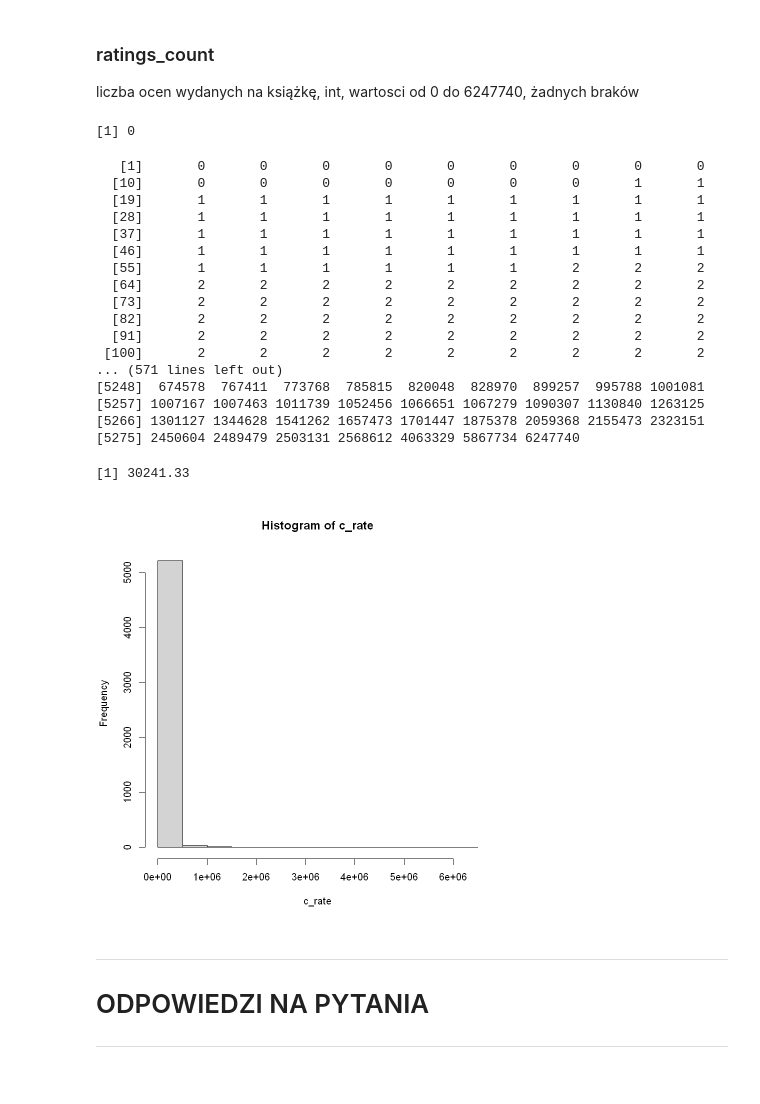
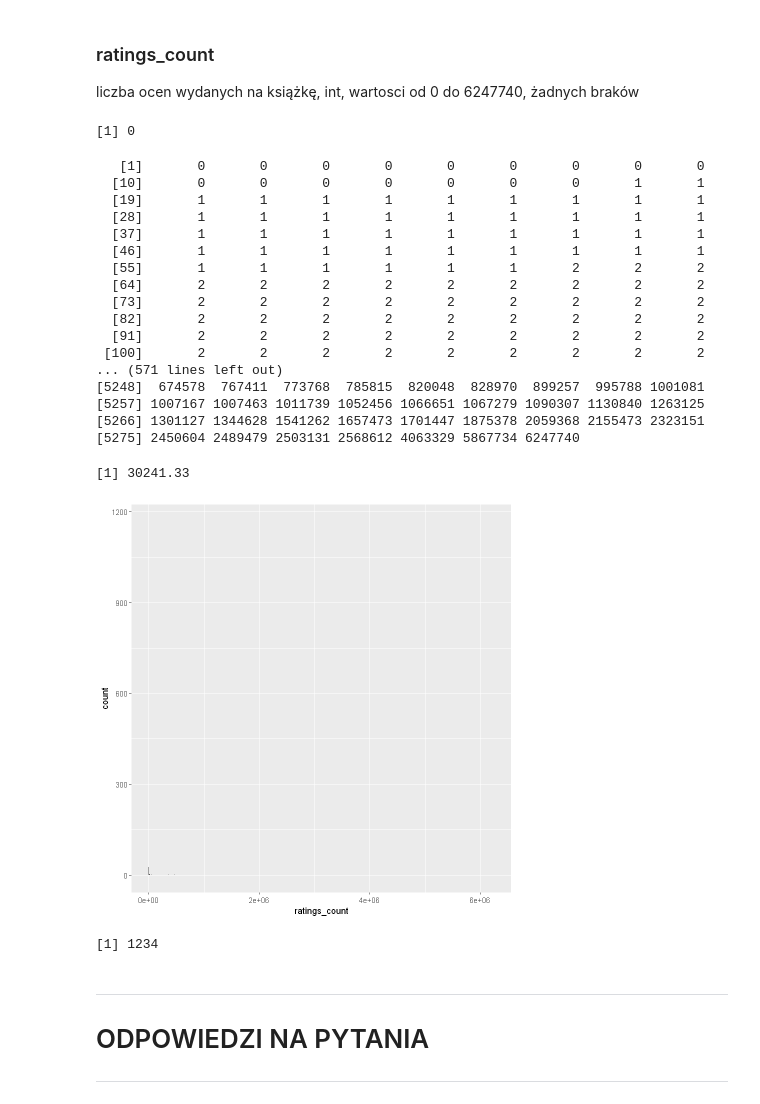
Before and after one commit to tashiamuffin/Pakiety_Statystyczne_1, a Jupyter notebook: chaos_natka.ipynb, the cells around one changed output. Drawn from its saved outputs; the diff is of its cells as text; code cells hidden in the pictures.

```diff
--- a/chaos_natka.ipynb
+++ b/chaos_natka.ipynb
@@ -266,31 +281,37 @@ liczba ocen wydanych na książkę, int, wartosci od 0 do 6247740, żadnych brak
 # %%
 c_rate2 <- plik$ratings_count
 c_rate <- na.omit(c_rate2)
 length(c_rate2) - length(c_rate)
 sort(c_rate)
-hist(c_rate)
+#hist(c_rate)
 mean(c_rate)
+p <- ggplot(plik, aes(ratings_count)) + geom_histogram(binwidth=100)
+p
 # %% [output]
 [1] 0
    [1]       0       0       0       0       0       0       0       0       0
   [10]       0       0       0       0       0       0       0       1       1
   [19]       1       1       1       1       1       1       1       1       1
   [28]       1       1       1       1       1       1       1       1       1
   [37]       1       1       1       1       1       1       1       1       1
   [46]       1       1       1       1       1       1       1       1       1
   [55]       1       1       1       1       1       1       2       2       2
   [64]       2       2       2       2       2       2       2       2       2
   [73]       2       2       2       2       2       2       2       2       2
   [82]       2       2       2       2       2       2       2       2       2
   [91]       2       2       2       2       2       2       2       2       2
  [100]       2       2       2       2       2       2       2       2       2
 ... (571 lines left out)
 [5248]  674578  767411  773768  785815  820048  828970  899257  995788 1001081
 [5257] 1007167 1007463 1011739 1052456 1066651 1067279 1090307 1130840 1263125
 [5266] 1301127 1344628 1541262 1657473 1701447 1875378 2059368 2155473 2323151
 [5275] 2450604 2489479 2503131 2568612 4063329 5867734 6247740
 [1] 30241.33
-[figure, old version]
+[figure, new version]
+# %%
+median(plik$ratings_count)
+# %% [output]
+[1] 1234
 # %% [markdown]
 ------
 # ODPOWIEDZI NA PYTANIA
```
Also changed, not shown: parts of 31 cells of this notebook, 2 other files.
